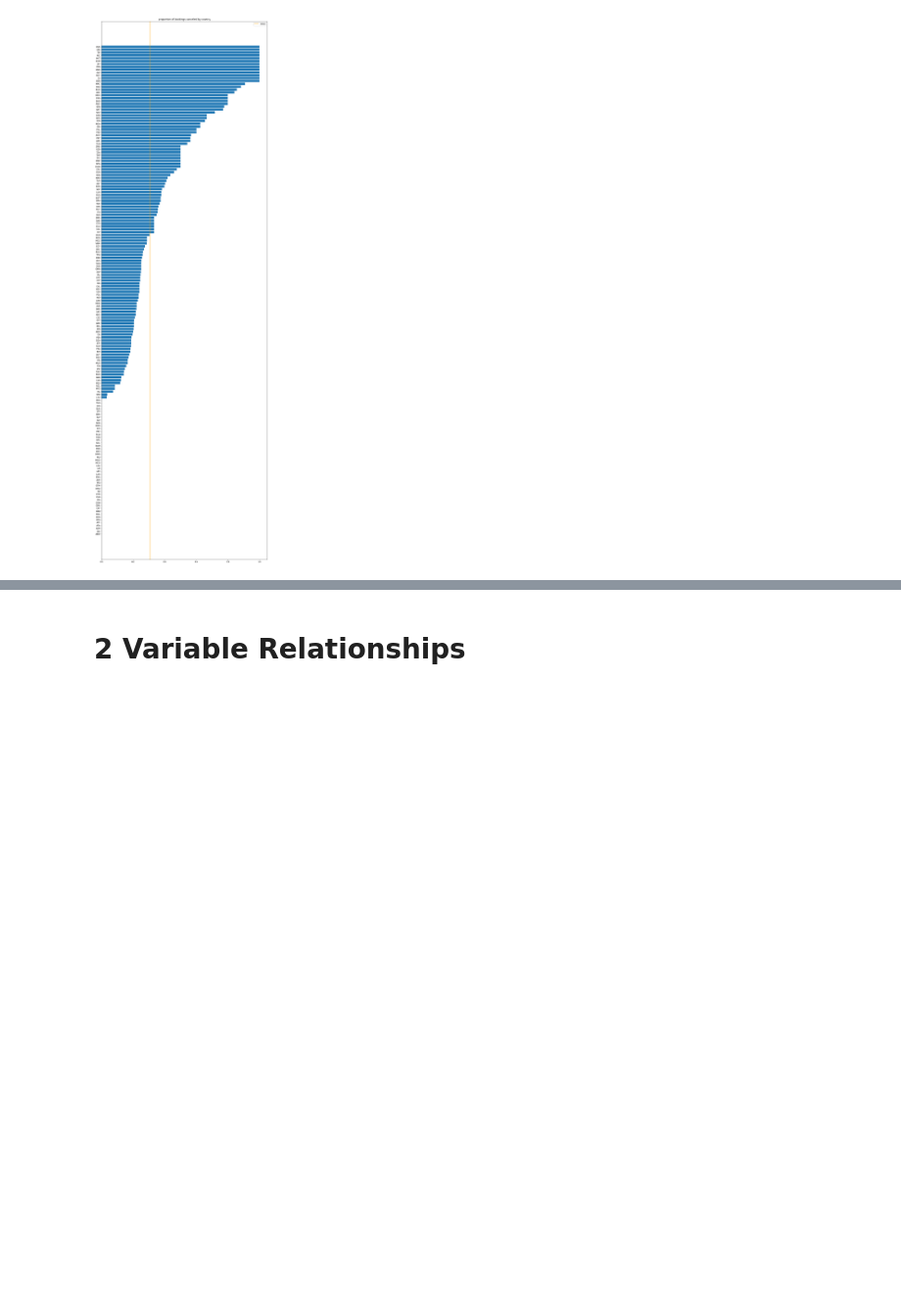
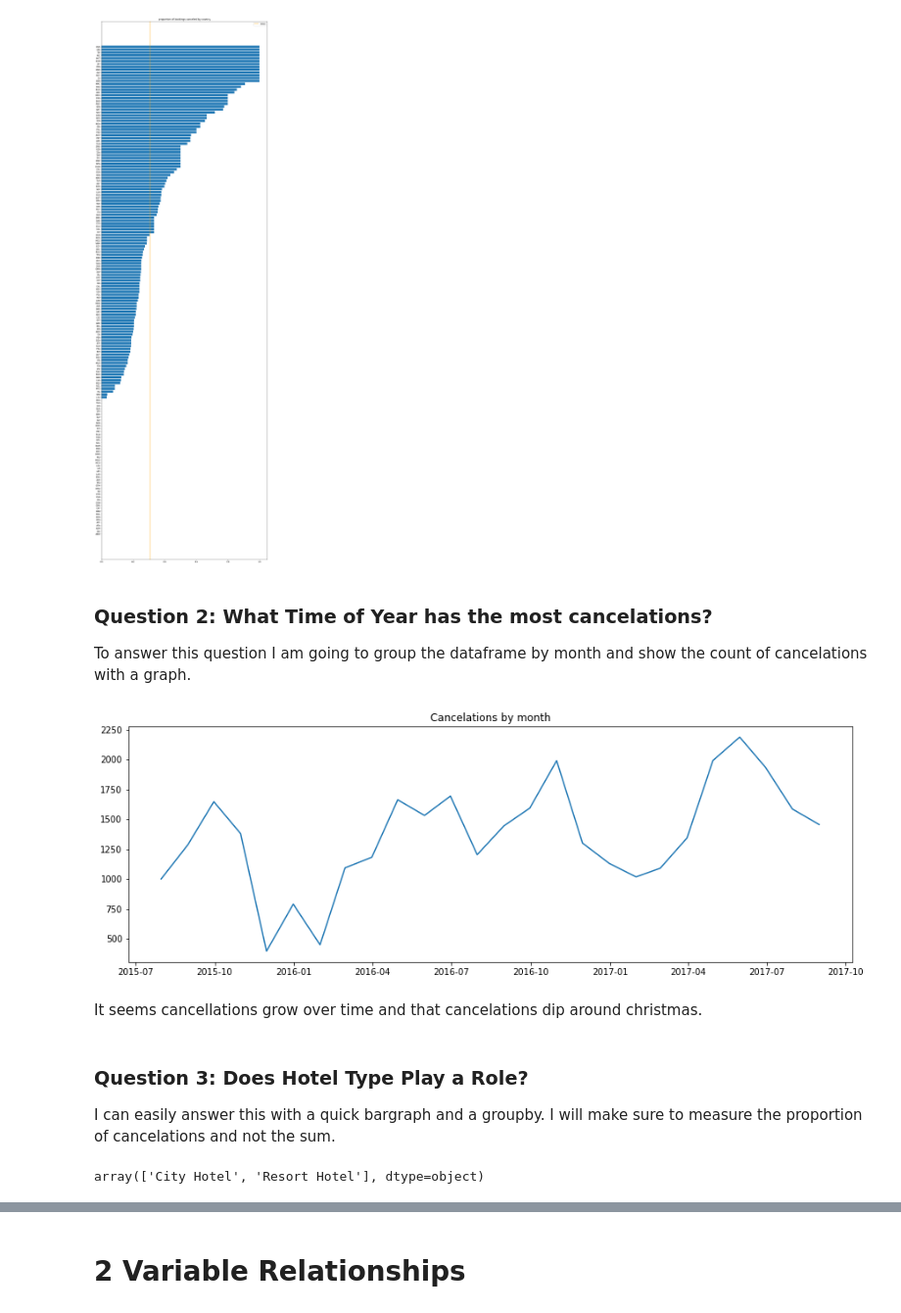
Before and after one commit to georgewillben/Hotel_Booking, a Jupyter notebook: 4 - Exploratory Data Analysis.ipynb, the cells around one changed output, grey strips where cells are left out. Shown: that part at 98% size. Cells and saved outputs as stored; diff of their text form; code cells hidden in the pictures; blank space fills up the shorter version.

```diff
--- a/4 - Exploratory Data Analysis.ipynb
+++ b/4 - Exploratory Data Analysis.ipynb
@@ -86,3 +88,33 @@ plt.title("proportion of bookings canceled by country")
 plt.show()
 # %% [output]
 [figure]
+# %% [markdown]
+### Question 2: What Time of Year has the most cancelations?
+To answer this question I am going to group the dataframe by month and show the count of cancelations with a graph.
+# %%
+# convert date to datetime
+df.arrival_date = pd.to_datetime(df.arrival_date)
+# %%
+# create groupby object
+date_df = df.set_index("arrival_date")
+group = date_df.groupby(pd.Grouper(freq="M"))
+
+# find sums and sort data
+data = sorted(dict(group["is_canceled"].sum()).items(), key = lambda x: x[0])
+
+# plotting
+plt.figure(figsize=(15, 5))
+plt.plot([x[0] for x in data], [x[1] for x in data])
+plt.title("Cancelations by month")
+plt.show()
+# %% [output]
+[figure, added]
+# %% [markdown]
+It seems cancellations grow over time and that cancelations dip around christmas.
+# %% [markdown]
+### Question 3: Does Hotel Type Play a Role?
+I can easily answer this with a quick bargraph and a groupby. I will make sure to measure the proportion of cancelations and not the sum.
+# %%
+df.hotel.unique()
+# %% [output]
+array(['City Hotel', 'Resort Hotel'], dtype=object)
```
Also changed, not shown: parts of 7 cells of this notebook.
